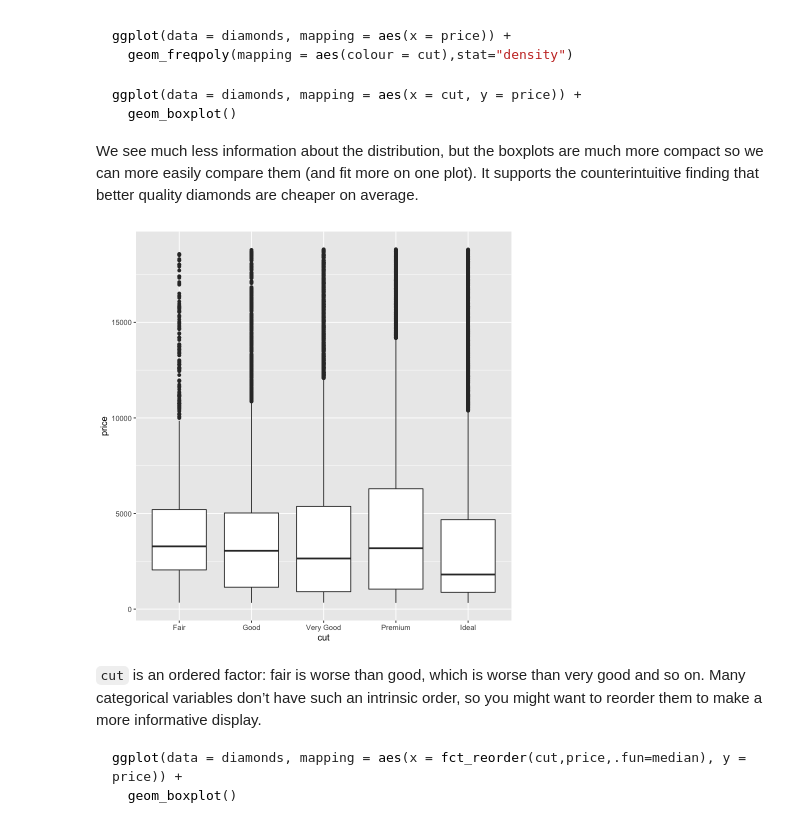
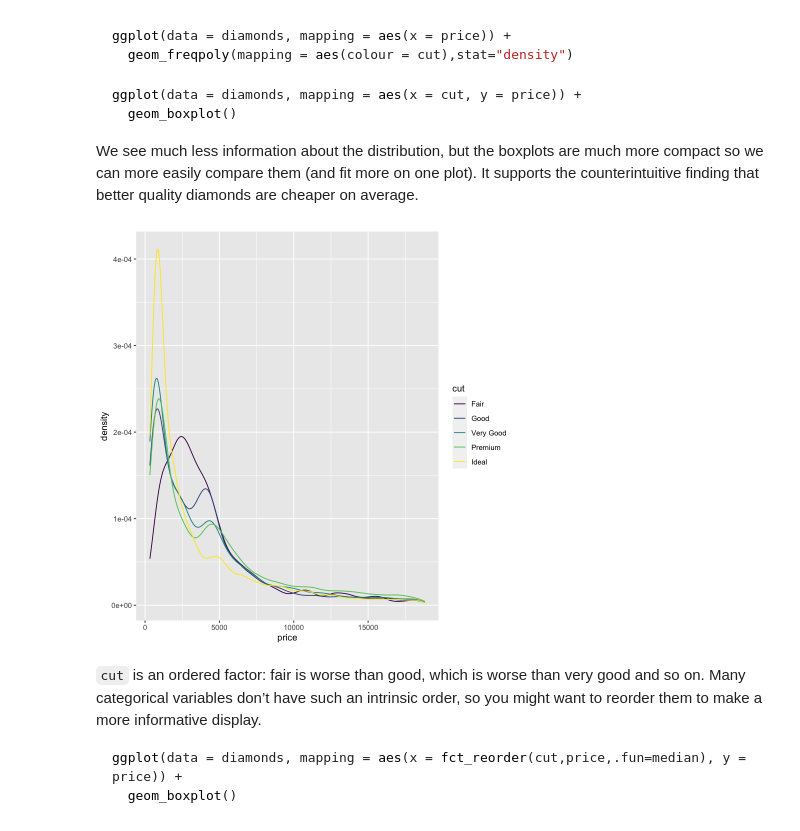
Before and after one commit to jzcpanda/390R-2021fall, a Jupyter notebook: Exploratory data analysis.ipynb, the cells around one changed output. Saved outputs shown, nothing was run; the diff lists cells and outputs as text; code cells hidden in the pictures.

```diff
--- a/Exploratory data analysis.ipynb
+++ b/Exploratory data analysis.ipynb
@@ -415,10 +437,10 @@ ggplot(data = diamonds, mapping = aes(x = cut, y = price)) +
 
 We see much less information about the distribution, but the boxplots are much more compact so we can more easily compare them (and fit more on one plot). It supports the counterintuitive finding that better quality diamonds are cheaper on average.
 # %%
-ggplot(data = diamonds, mapping = aes(x = cut, y = price)) +
-  geom_boxplot()
+ggplot(data = diamonds, mapping = aes(x = price)) +
+  geom_freqpoly(mapping = aes(colour = cut),stat="density")
 # %% [output]
-[figure, old version]
+[figure, new version]
 # %% [markdown]
 
 `cut` is an ordered factor: fair is worse than good, which is worse than very good and so on. Many categorical variables don’t have such an intrinsic order, so you might want to reorder them to make a more informative display.
```
Also changed, not shown: parts of 16 cells of this notebook, 1 other file.
